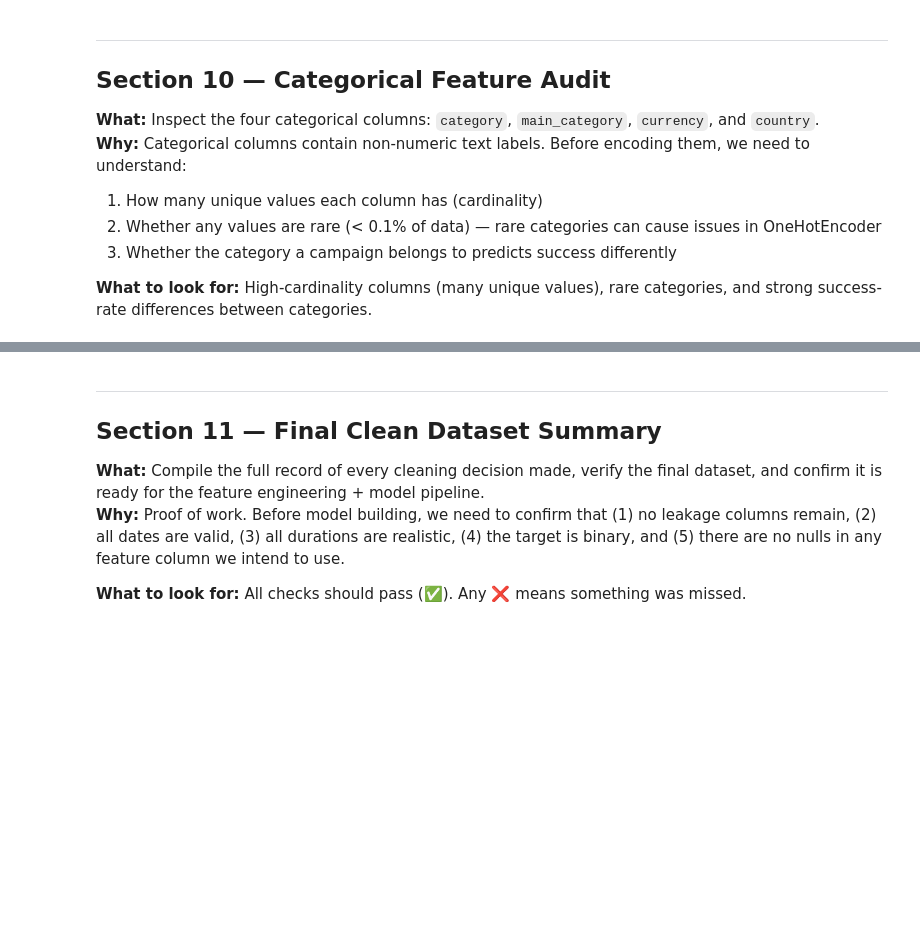
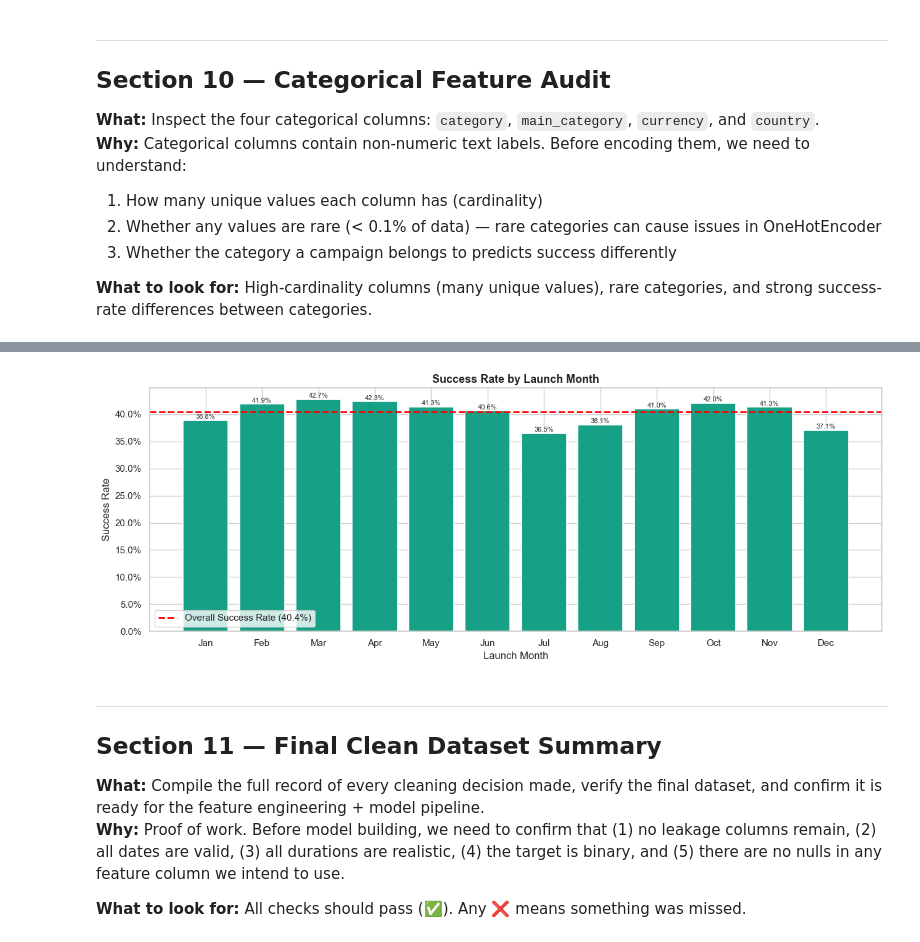
Before and after one commit to abhi-7-7/Predictive-Sales-Analytics-Engine, a Jupyter notebook: Notebook/01_data_cleaning.ipynb, the cells around one changed output, grey strips where cells are left out. Drawn from its saved outputs; the diff is of its cells as text; code cells hidden in the pictures; blank space fills up the shorter version.

```diff
--- a/Notebook/01_data_cleaning.ipynb
+++ b/Notebook/01_data_cleaning.ipynb
@@ -1026,3 +1567,77 @@ print("  ✅ Plot saved: plots/10_success_by_launch_month.png")
+# %%
+# Success Rate by Launch Month
+# Purpose:
+#   Check whether campaign success varies by launch month.
+
+overall_success = df["target"].mean()
+
+month_names = [
+    "Jan","Feb","Mar","Apr","May","Jun",
+    "Jul","Aug","Sep","Oct","Nov","Dec"
+]
+
+month_stats = (
+    df.groupby(df["launched"].dt.month, observed=True)["target"]
+      .agg(
+          success_rate="mean",
+          campaigns="count"
+      )
+)
+
+fig, ax = plt.subplots(figsize=(13,5))
+
+ax.bar(
+    range(len(month_stats)),
+    month_stats["success_rate"],
+    color="#16a085",
+    edgecolor="white",
+    linewidth=1.2
+)
+
+ax.set_xticks(range(12))
+ax.set_xticklabels(month_names)
+
+ax.set_title(
+    "Success Rate by Launch Month",
+    fontsize=13,
+    fontweight="bold"
+)
+
+ax.set_xlabel("Launch Month")
+ax.set_ylabel("Success Rate")
+
+ax.yaxis.set_major_formatter(
+    mticker.PercentFormatter(1.0)
+)
+
+ax.axhline(
+    overall_success,
+    color="red",
+    linestyle="--",
+    linewidth=2,
+    label=f"Overall Success Rate ({overall_success:.1%})"
+)
+
+ax.legend()
+
+for i, rate in enumerate(month_stats["success_rate"]):
+    ax.text(
+        i,
+        rate + 0.003,
+        f"{rate:.1%}",
+        ha="center",
+        fontsize=8
+    )
+
+plt.tight_layout()
+plt.savefig(
+    "plots/09_success_by_launch_month.png",
+    dpi=150,
+    bbox_inches="tight"
+)
+plt.show()
+# %% [output]
+[figure, added]
 # %% [markdown]
 ---
 ## Section 11 — Final Clean Dataset Summary
```
Also changed, not shown: parts of 48 cells of this notebook, 36 other files.
